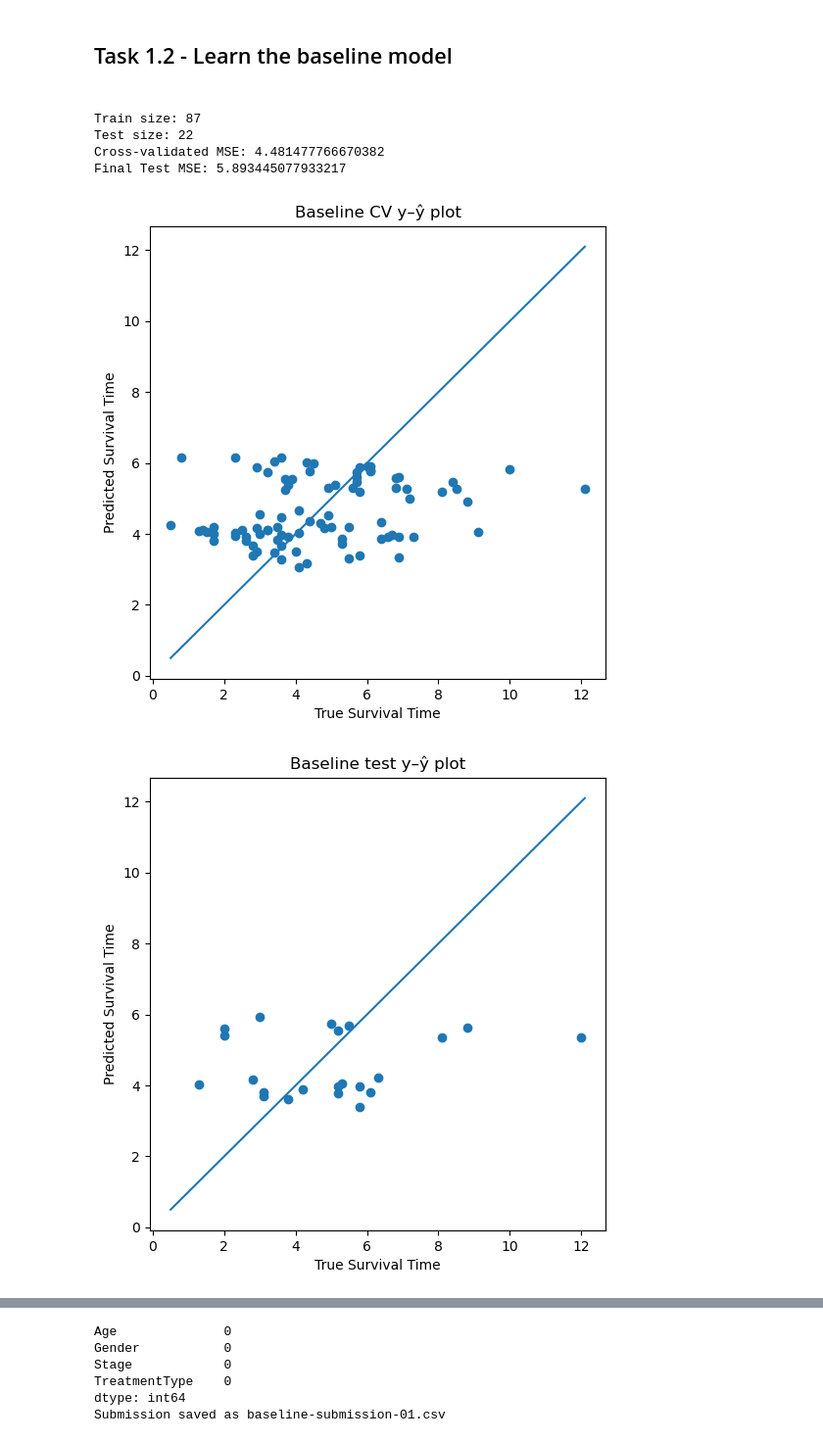
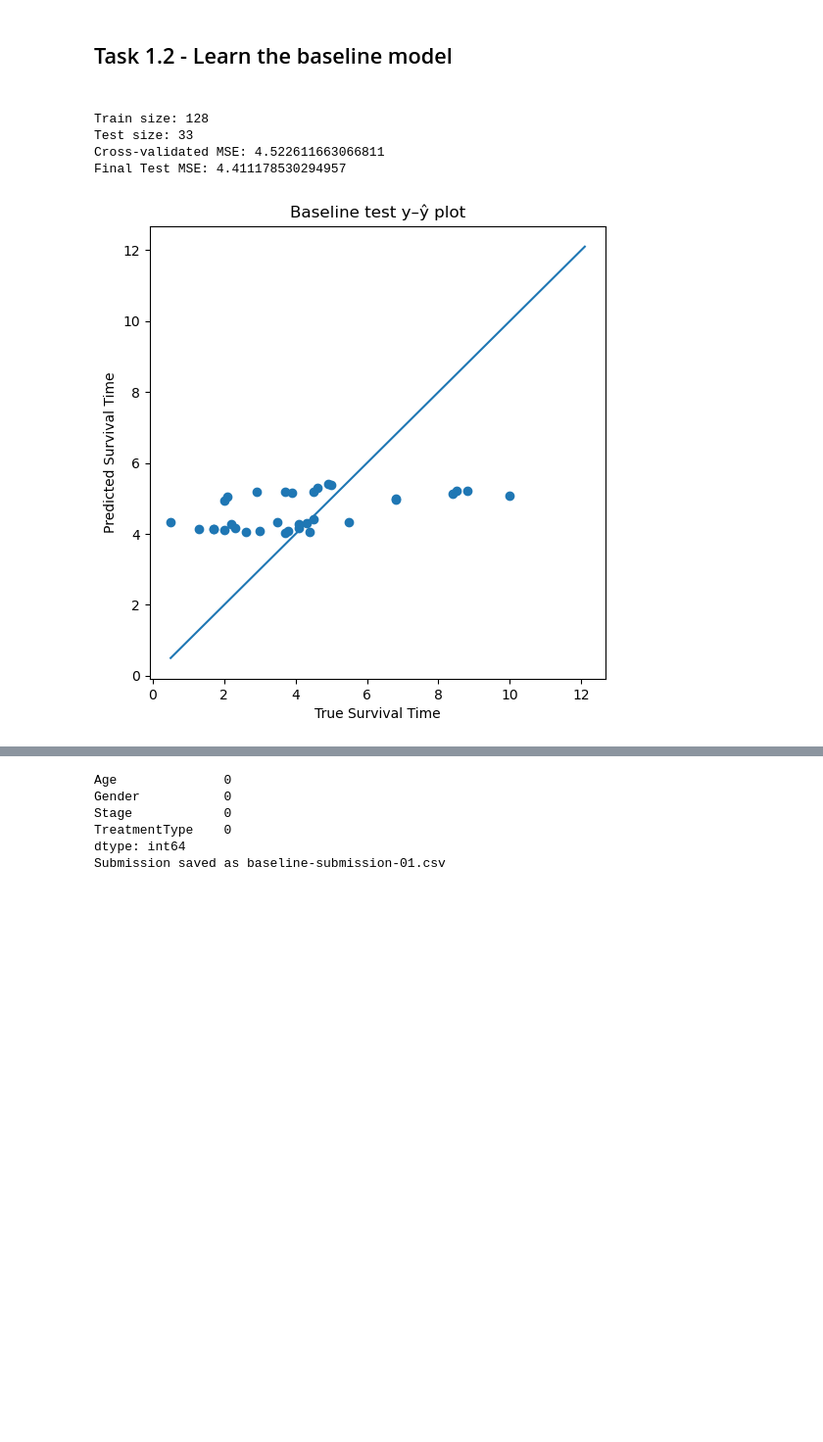
Before and after one commit to Custodio30/MLNOVA-AA-Assigement-2-Bernardo-Joao-Leonor-, a Jupyter notebook: assigment #2/notebooks/assigment#2.ipynb, the cells around one changed output, grey strips where cells are left out. Shown at 98% size. Saved outputs shown, nothing was run; the diff lists cells and outputs as text; code cells hidden in the pictures; blank space fills up the shorter version.

```diff
--- a/assigment #2/notebooks/assigment#2.ipynb
+++ b/assigment #2/notebooks/assigment#2.ipynb
@@ -87,0 +103,15 @@ Number of lines withou censored values: 109
+# %%
+#Drop feature columns with missing values (but keep SurvivalTime) ---
+feature_cols = train.columns.drop("SurvivalTime")  # exclude target
+cols_with_missing = train[feature_cols].columns[train[feature_cols].isnull().any()]
+train_dropped_cols = train.drop(columns=cols_with_missing)
+print(f"Dropped feature columns with missing values: {list(cols_with_missing)}")
+print(f"Remaining columns: {list(train_dropped_cols.columns)}")
+
+#Drop rows with censored data ---
+train_no_censored = train_dropped_cols[train_dropped_cols["Censored"] == 0]
+print(f"Number of rows after dropping censored: {len(train_no_censored)}")
+
+#Drop rows with missing SurvivalTime ---
+train_final = train_no_censored.dropna(subset=["SurvivalTime"])
+print(f"Number of rows after dropping missing SurvivalTime: {len(train_final)}")
@@ -167,44 +198,35 @@ X_train, X_test, y_train, y_test, c_train, c_test = train_test_split(
 print("Train size:", len(X_train))
 print("Test size:", len(X_test))
 
 #Baseline model with Linear Regression and Standard Scaler
 baseline = make_pipeline(StandardScaler(with_mean=True), LinearRegression())
 
 #Cross-validation to evaluate the baseline model
 cv = KFold(n_splits=5, shuffle=True, random_state=42)
 y_hat_cv = cross_val_predict(baseline, X_train, y_train, cv=cv)
 
 mse_cv =mean_squared_error(y_train, y_hat_cv)
 print("Cross-validated MSE:", mse_cv)
 
 #Fitting the baseline model
 baseline.fit(X_train, y_train)
 y_test_hat = baseline.predict(X_test)
 
 #Using MSE as error metric beacause for data with c=0 MSE=cMSE
 mse_test = mean_squared_error(y_test, y_test_hat)
 print("Final Test MSE:", mse_test)
 
 #Y_y_hat plot
 plt.figure(figsize=(6,6))
-plt.scatter(y_train, y_hat_cv)
-plt.xlabel("True Survival Time")
-plt.ylabel("Predicted Survival Time")
-plt.title("Baseline CV y–ŷ plot")
-plt.plot([y.min(), y.max()], [y.min(), y.max()])
-plt.show()
-
-plt.figure(figsize=(6,6))
 plt.scatter(y_test, y_test_hat)
 plt.xlabel("True Survival Time")
 plt.ylabel("Predicted Survival Time")
 plt.title("Baseline test y–ŷ plot")
 plt.plot([y.min(), y.max()], [y.min(), y.max()])
 plt.show()
 # %% [output]
-Train size: 87
-Test size: 22
-Cross-validated MSE: 4.481477766670382
-Final Test MSE: 5.893445077933217
+Train size: 128
+Test size: 33
+Cross-validated MSE: 4.522611663066811
+Final Test MSE: 4.411178530294957
-[figure, old version]
+[figure, new version]
-[figure, removed]
```
Also changed, not shown: parts of 27 cells of this notebook, 5 other files.
